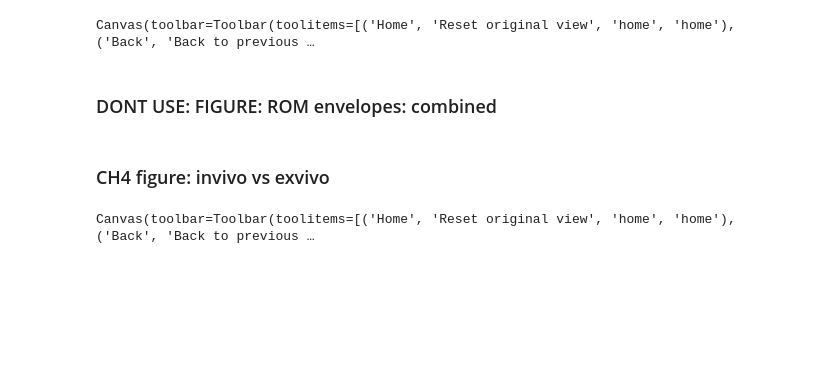
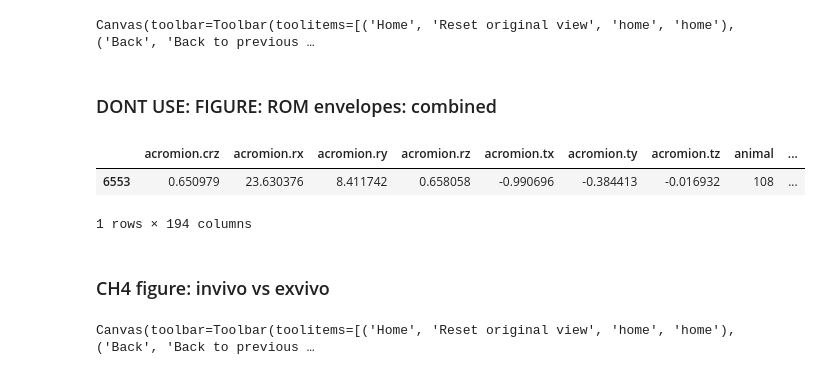
Before and after one commit to popscallion/DeepLabCut, a Jupyter notebook: deadROMM/ch3Analyses.ipynb, the cells around one changed output. Saved outputs shown, nothing was run; the diff lists cells and outputs as text; code cells hidden in the pictures; blank space fills up the shorter version.

```diff
--- a/deadROMM/ch3Analyses.ipynb
+++ b/deadROMM/ch3Analyses.ipynb
@@ -1772,6 +2208,12 @@ Canvas(toolbar=Toolbar(toolitems=[('Home', 'Reset original view', 'home', 'home'
 # # plt.show()
 
 # # plt.savefig('both3Q.png', dpi=150, transparent=True)
+# %%
+dfOS.loc[dfOS['model_dac_glen_Zma']==dfOS['model_dac_glen_Zma'].max()]
+# %% [output]
+|  | acromion.crz | acromion.rx | acromion.ry | acromion.rz | acromion.tx | acromion.ty | acromion.tz | animal | ... |
+| 6553 | 0.650979 | 23.630376 | 8.411742 | 0.658058 | -0.990696 | -0.384413 | -0.016932 | 108 | ... |
+1 rows × 194 columns
 # %% [markdown]
 ### CH4 figure: invivo vs exvivo
 # %%
```
Also changed, not shown: parts of 32 cells of this notebook.
